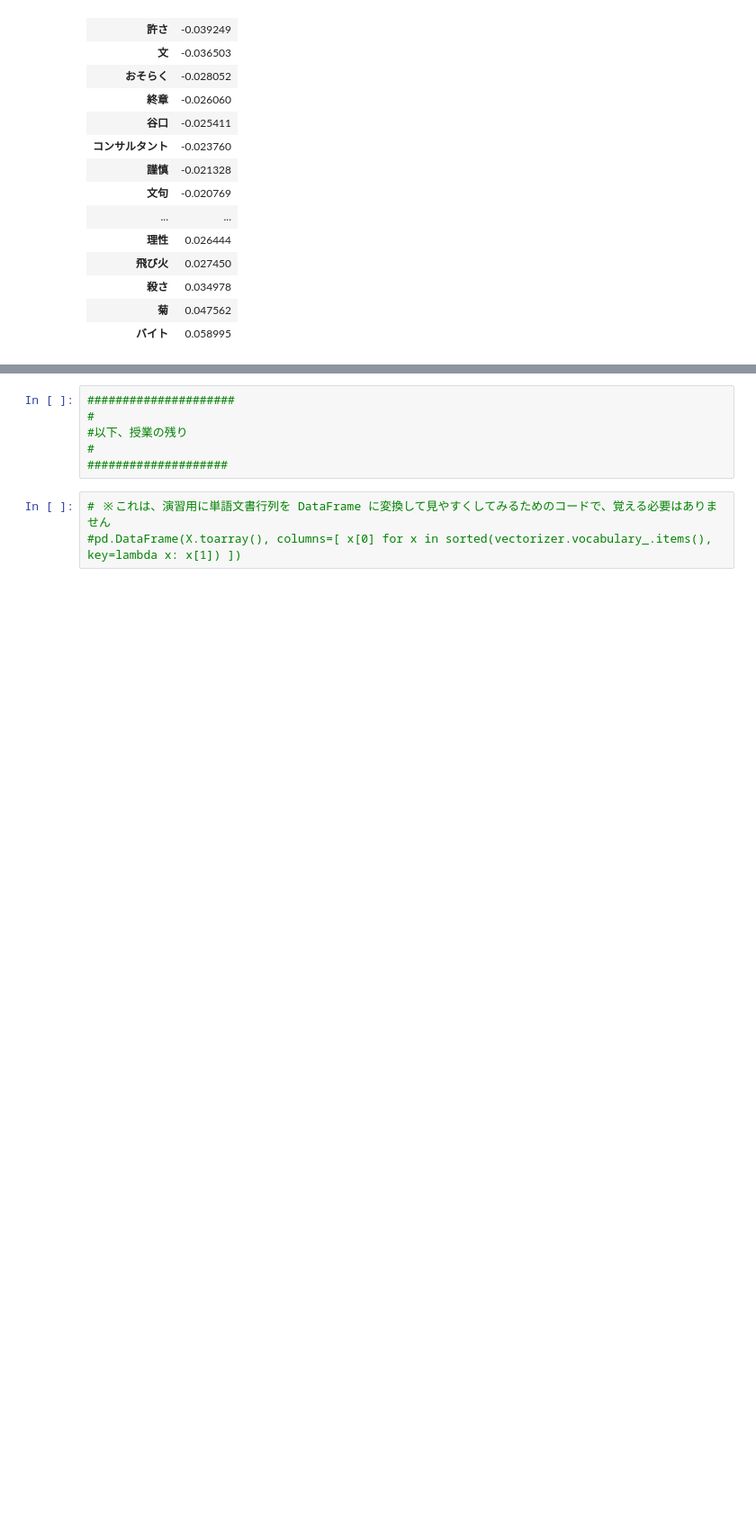
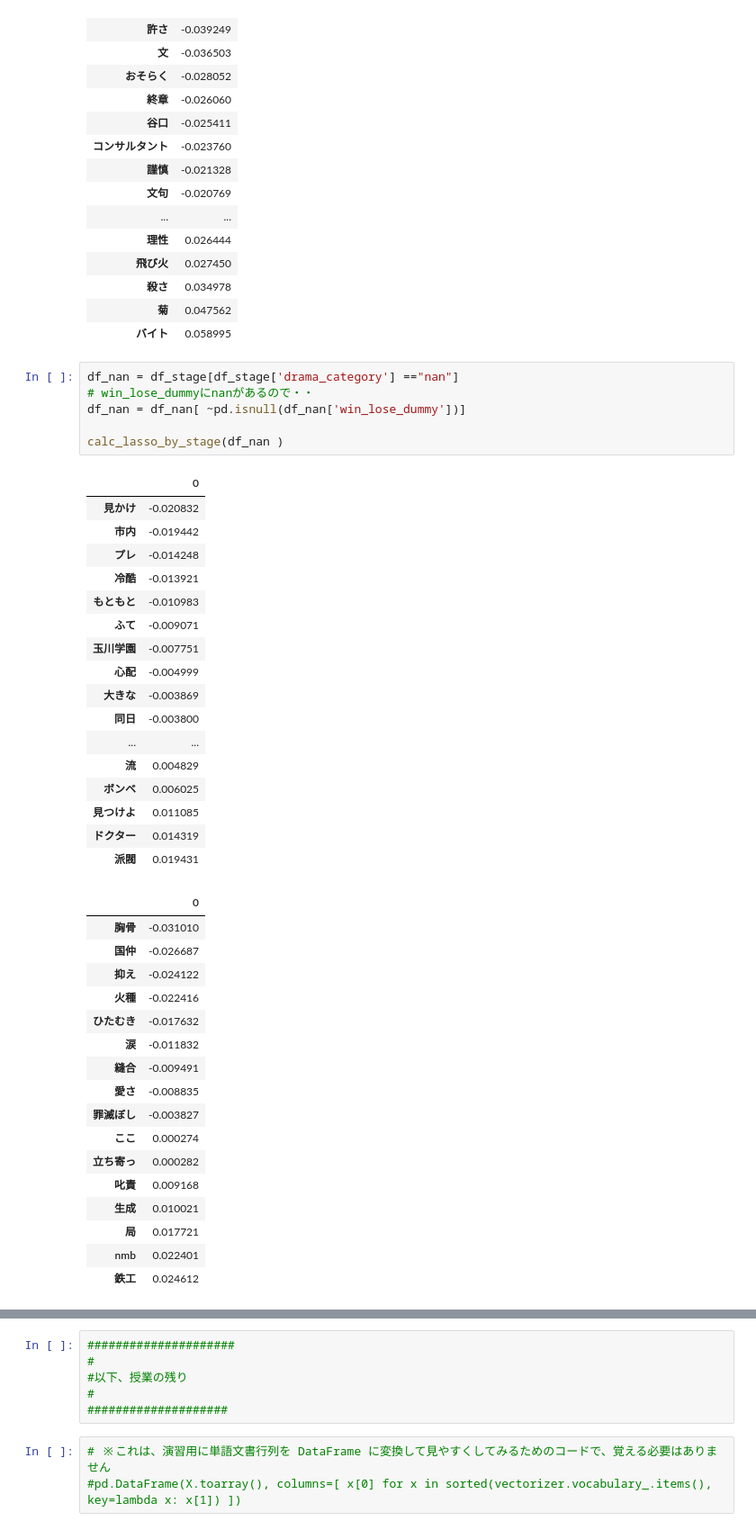
Before and after one commit to c-c-c-c/dm_integration, a Jupyter notebook: myMecab.ipynb, the cells around one changed output, grey strips where cells are left out. Shown at 90% size. Drawn from its saved outputs; the diff is of its cells as text; blank space fills up the shorter version.

```diff
--- a/myMecab.ipynb
+++ b/myMecab.ipynb
@@ -582,3 +582,44 @@ calc_lasso_by_stage(df_stage[df_stage['drama_category'] =="police"]  )
 | 殺さ | 0.034978 |
 | 菊 | 0.047562 |
 | バイト | 0.058995 |
+# %%
+df_nan = df_stage[df_stage['drama_category'] =="nan"]
+# win_lose_dummyにnanがあるので・・
+df_nan = df_nan[ ~pd.isnull(df_nan['win_lose_dummy'])]
+
+calc_lasso_by_stage(df_nan )
+# %% [output]
+|  | 0 |
+| 見かけ | -0.020832 |
+| 市内 | -0.019442 |
+| プレ | -0.014248 |
+| 冷酷 | -0.013921 |
+| もともと | -0.010983 |
+| ふて | -0.009071 |
+| 玉川学園 | -0.007751 |
+| 心配 | -0.004999 |
+| 大きな | -0.003869 |
+| 同日 | -0.003800 |
+| ... | ... |
+| 流 | 0.004829 |
+| ボンベ | 0.006025 |
+| 見つけよ | 0.011085 |
+| ドクター | 0.014319 |
+| 派閥 | 0.019431 |
+|  | 0 |
+| 胸骨 | -0.031010 |
+| 国仲 | -0.026687 |
+| 抑え | -0.024122 |
+| 火種 | -0.022416 |
+| ひたむき | -0.017632 |
+| 涙 | -0.011832 |
+| 縫合 | -0.009491 |
+| 愛さ | -0.008835 |
+| 罪滅ぼし | -0.003827 |
+| ここ | 0.000274 |
+| 立ち寄っ | 0.000282 |
+| 叱責 | 0.009168 |
+| 生成 | 0.010021 |
+| 局 | 0.017721 |
+| nmb | 0.022401 |
+| 鉄工 | 0.024612 |
```
Also changed, not shown: parts of 1 cell of this notebook.
